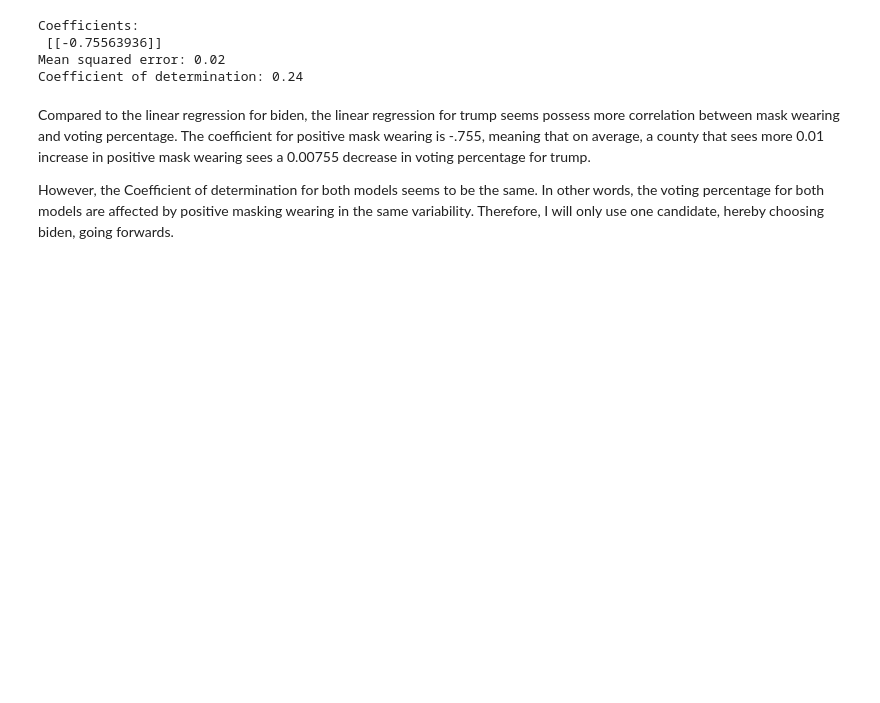
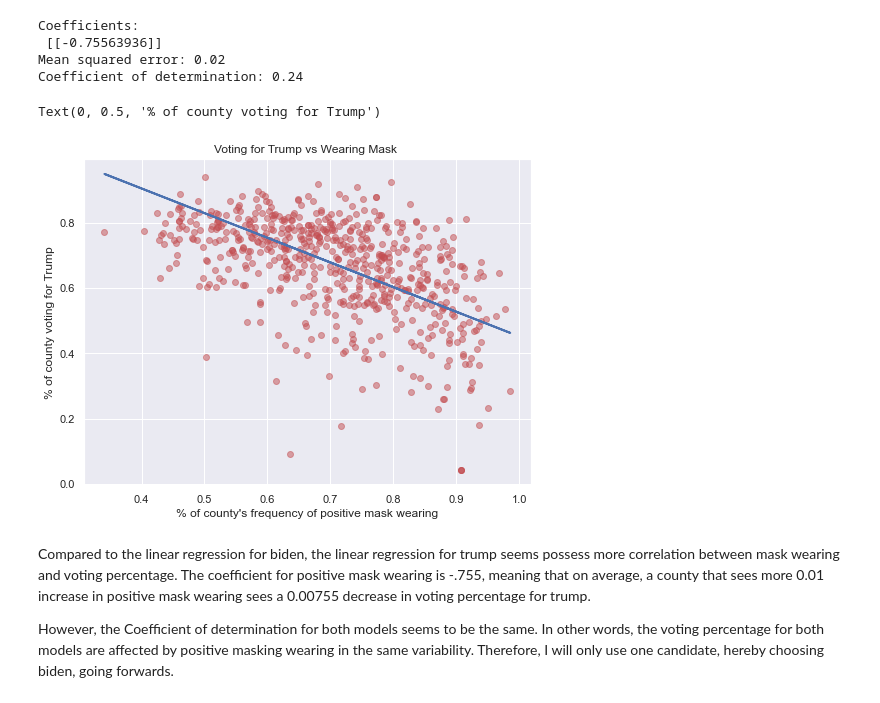
Before and after one commit to waychang626/MaskTracking, a Jupyter notebook: Mask Analysis .ipynb, the cells around one changed output. Cells and saved outputs as stored; diff of their text form; code cells hidden in the pictures; blank space fills up the shorter version.

```diff
--- a/Mask Analysis .ipynb
+++ b/Mask Analysis .ipynb
@@ -232,6 +207,18 @@ Coefficients:
  [[-0.75563936]]
 Mean squared error: 0.02
 Coefficient of determination: 0.24
+# %%
+
+##plotting
+figure(figsize = (8,6))
+plt.scatter(X_test_trump, y_test_trump, c = 'r', alpha = .5)
+plt.plot(X_test_trump, trump_pred, c = 'b', linewidth=2)
+plt.title('Voting for Trump vs Wearing Mask ')
+plt.xlabel("% of county's frequency of positive mask wearing")
+plt.ylabel('% of county voting for Trump')
+# %% [output]
+Text(0, 0.5, '% of county voting for Trump')
+[figure, added]
 # %% [markdown]
 Compared to the linear regression for biden, the linear regression for trump seems possess more correlation between mask wearing and voting percentage. The coefficient for positive mask wearing is -.755, meaning that on average, a county that sees more 0.01 increase in positive mask wearing sees a 0.00755 decrease in voting percentage for trump.
 
```
Also changed, not shown: parts of 37 cells of this notebook, 4 other files.
